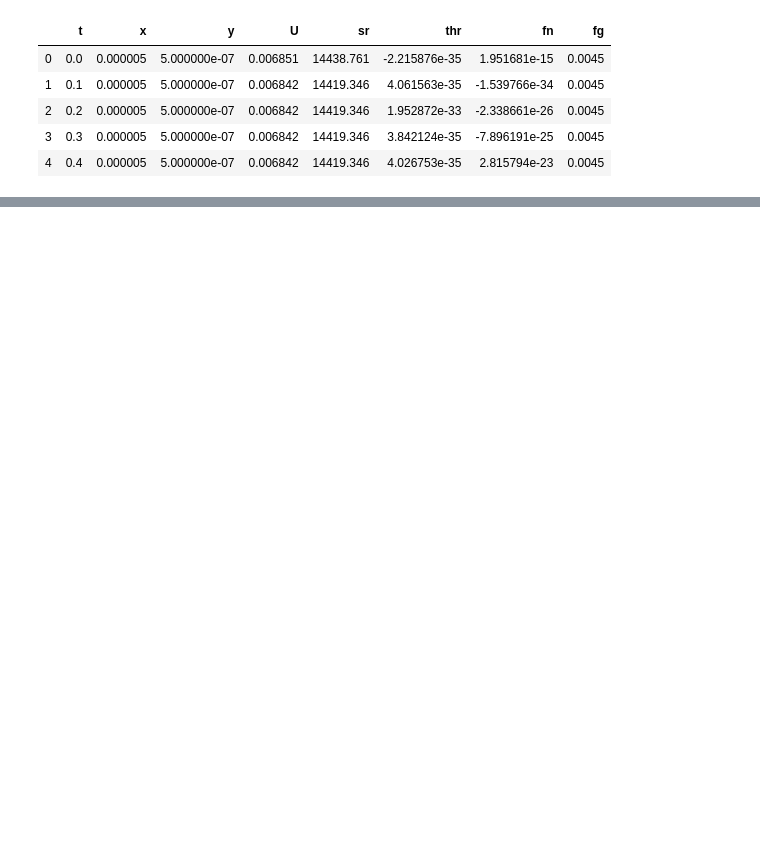
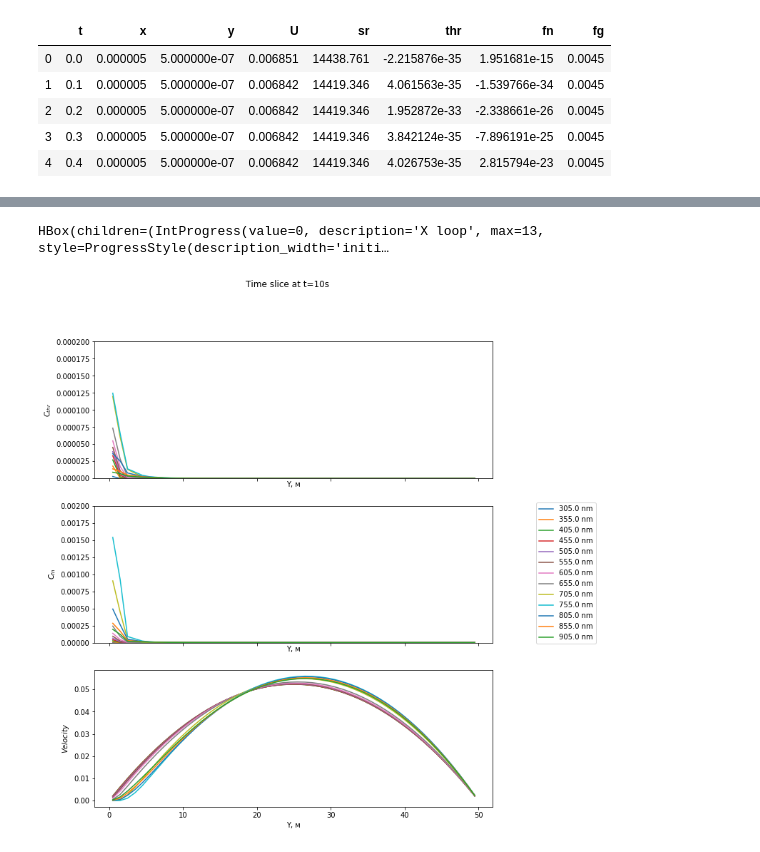
Before and after one commit to unholyparrot/postprod_COMSOL, a Jupyter notebook: prom.ipynb, the cells around one changed output, grey strips where cells are left out. Cells and saved outputs as stored; diff of their text form; code cells hidden in the pictures; blank space fills up the shorter version.

```diff
--- a/prom.ipynb
+++ b/prom.ipynb
@@ -16,0 +113,28 @@ df.head()
+# %%
+f, (ax1, ax2, ax3) = plt.subplots(3, 1, sharex=True, figsize=(10, 12))
+for x_cut in tqdm(cut_line_step, desc="X loop"):
+    at_tx = df_t[df_t.x == x_cut]
+
+    ax1.plot(at_tx.y*1e6, at_tx.thr, label="{} nm".format(round(x_cut*1e6)))
+
+    ax2.plot(at_tx.y*1e6, at_tx.fn, label="{} nm".format(round(x_cut*1e6)))
+
+    ax3.plot(at_tx.y*1e6, at_tx.U, label="{} nm".format(round(x_cut*1e6)))
+
+for ax in (ax1, ax2, ax3):
+    ax.set_xlabel("Y, м")
+
+ax1.set_ylim(0, 2e-4)
+ax2.set_ylim(0, 2e-3)
+
+ax1.set_ylabel("$C_{thr}$")
+ax2.set_ylabel("$C_{fn}$")
+ax3.set_ylabel("$Velocity$")
+
+ax2.legend(bbox_to_anchor=(1.1, 1.05))
+
+f.suptitle("Time slice at t=10s")
+plt.show()
+# %% [output]
+HBox(children=(IntProgress(value=0, description='X loop', max=13, style=ProgressStyle(description_width='initi…
+[figure, added]
```
Also changed, not shown: parts of 30 cells of this notebook, 9 other files.
